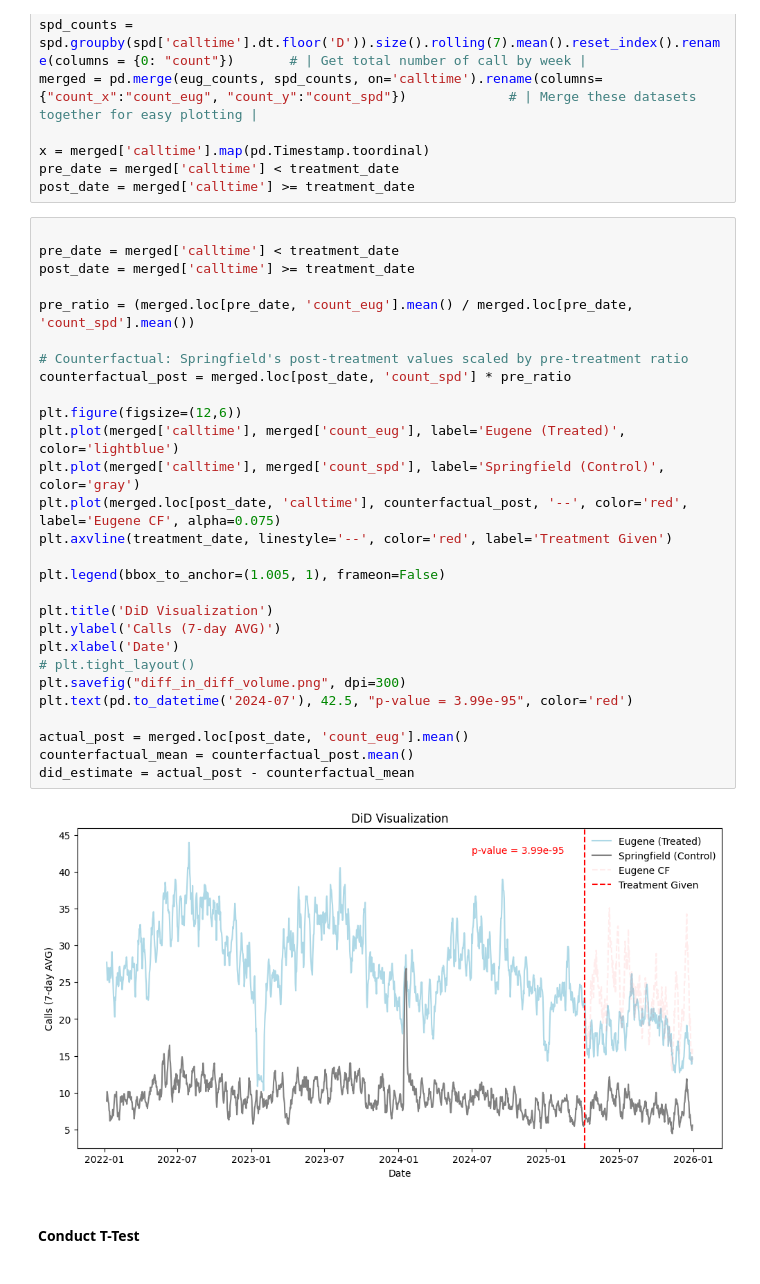
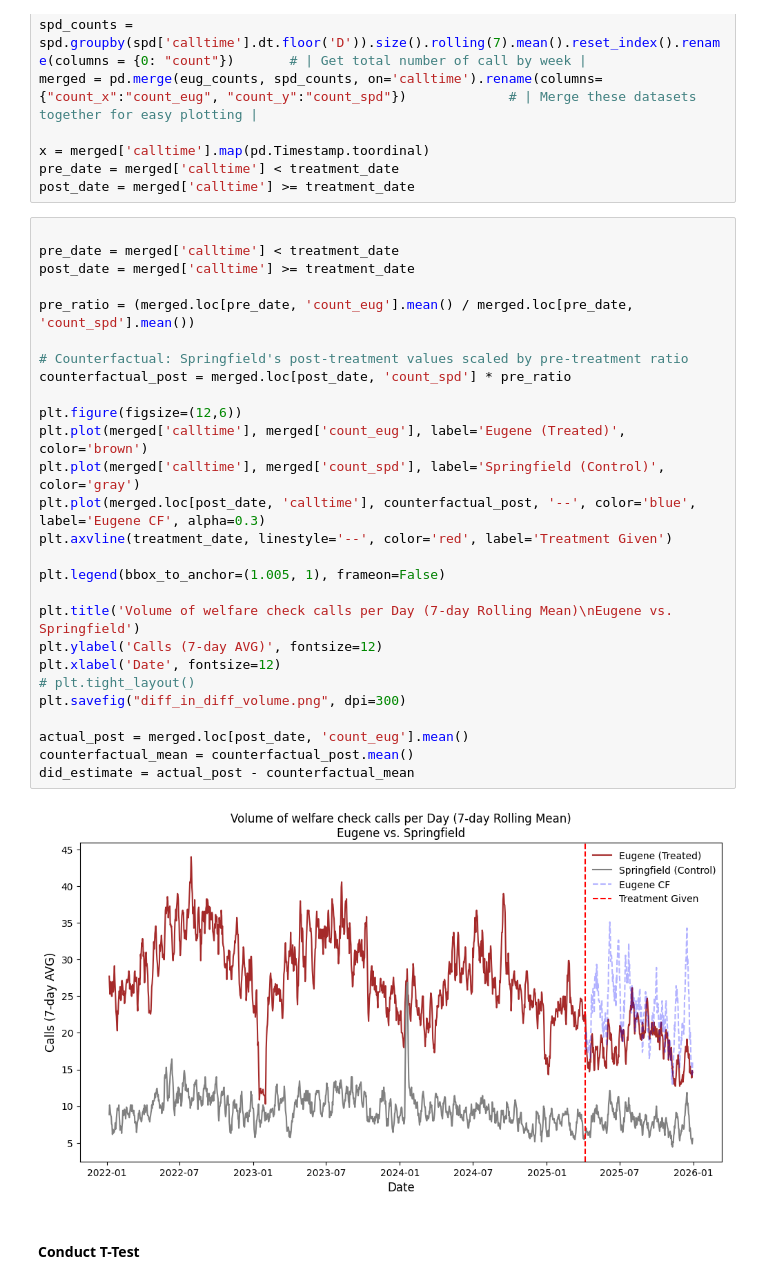
Before and after one commit to KanayaPatel/CAHOOTS-Gap-Performance-Analysis, a Jupyter notebook: volume_analysis.ipynb, the cells around one changed output. Saved outputs shown, nothing was run; the diff lists cells and outputs as text.

Commit message:
Change styling for images, fix notebook files producing images to reflect changes

```diff
--- a/volume_analysis.ipynb
+++ b/volume_analysis.ipynb
@@ -28,33 +28,32 @@ post_date = merged['calltime'] >= treatment_date
 # %%
 
 pre_date = merged['calltime'] < treatment_date
 post_date = merged['calltime'] >= treatment_date
 
 pre_ratio = (merged.loc[pre_date, 'count_eug'].mean() / merged.loc[pre_date, 'count_spd'].mean())
 
 # Counterfactual: Springfield's post-treatment values scaled by pre-treatment ratio
 counterfactual_post = merged.loc[post_date, 'count_spd'] * pre_ratio
 
 plt.figure(figsize=(12,6))
-plt.plot(merged['calltime'], merged['count_eug'], label='Eugene (Treated)', color='lightblue')
+plt.plot(merged['calltime'], merged['count_eug'], label='Eugene (Treated)', color='brown')
 plt.plot(merged['calltime'], merged['count_spd'], label='Springfield (Control)', color='gray')
-plt.plot(merged.loc[post_date, 'calltime'], counterfactual_post, '--', color='red', label='Eugene CF', alpha=0.075)
+plt.plot(merged.loc[post_date, 'calltime'], counterfactual_post, '--', color='blue', label='Eugene CF', alpha=0.3)
 plt.axvline(treatment_date, linestyle='--', color='red', label='Treatment Given')
 
 plt.legend(bbox_to_anchor=(1.005, 1), frameon=False)
 
-plt.title('DiD Visualization')
-plt.ylabel('Calls (7-day AVG)')
-plt.xlabel('Date')
+plt.title('Volume of welfare check calls per Day (7-day Rolling Mean)\nEugene vs. Springfield')
+plt.ylabel('Calls (7-day AVG)', fontsize=12)
+plt.xlabel('Date', fontsize=12)
 # plt.tight_layout()
 plt.savefig("diff_in_diff_volume.png", dpi=300)
-plt.text(pd.to_datetime('2024-07'), 42.5, "p-value = 3.99e-95", color='red')
 
 actual_post = merged.loc[post_date, 'count_eug'].mean()
 counterfactual_mean = counterfactual_post.mean()
 did_estimate = actual_post - counterfactual_mean
 # %% [output]
-[figure, old version]
+[figure, new version]
 # %% [markdown]
 #### Conduct T-Test
 # %%
```
Also changed, not shown: 3 other files.
